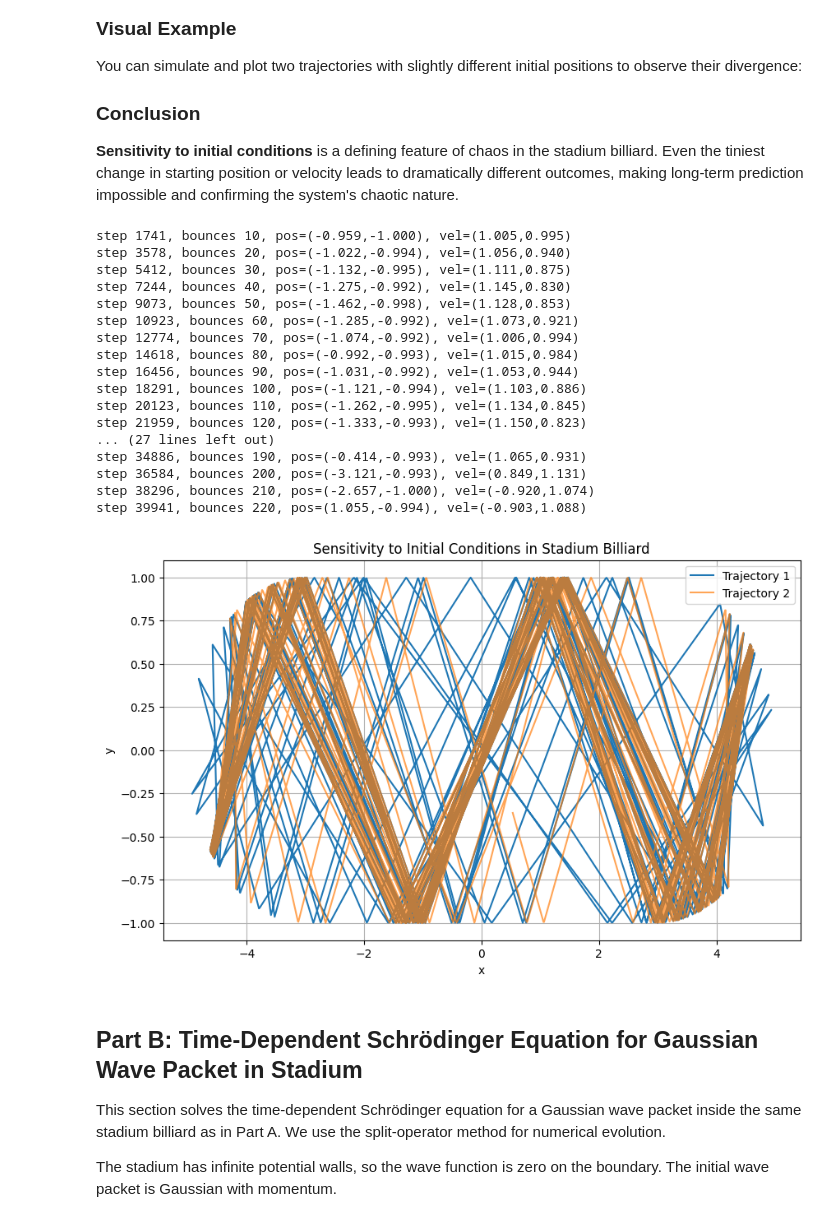
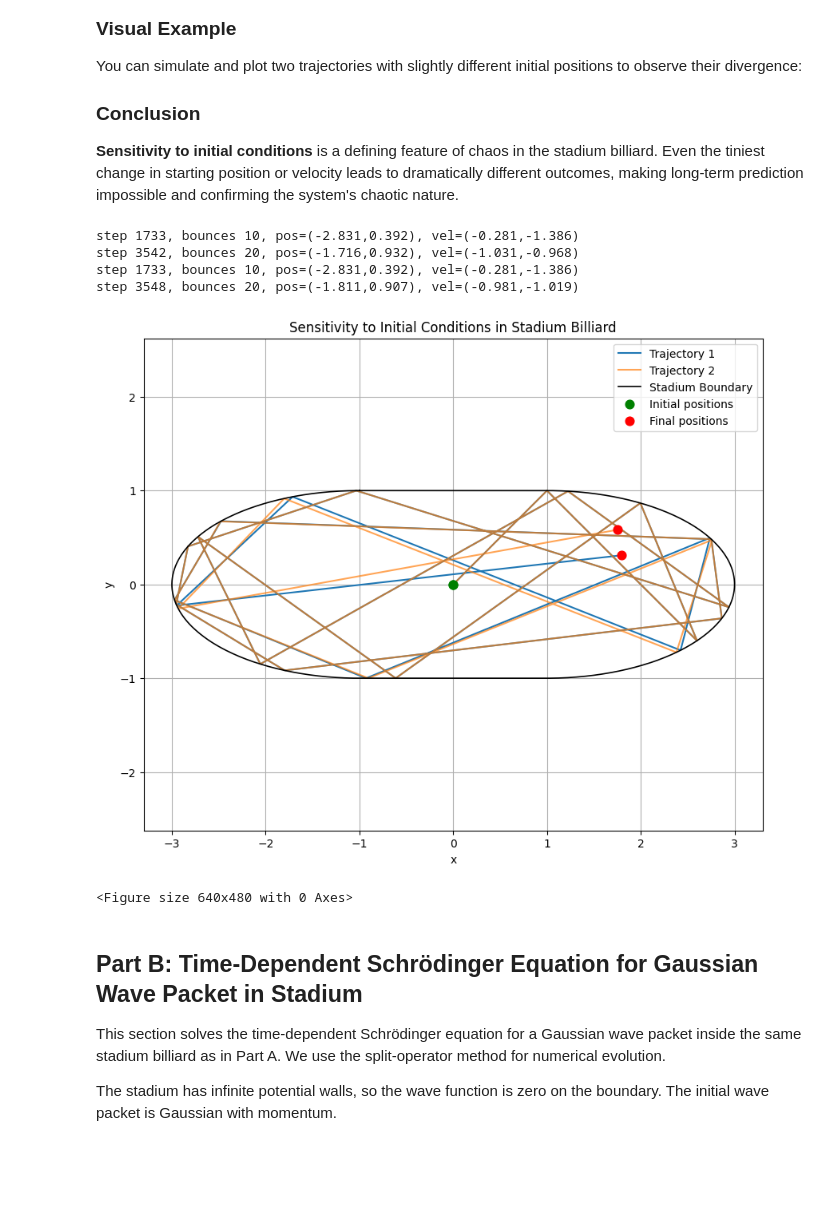
Before and after one commit to Shaukat-aziz/Quantum_Computing, a Jupyter notebook: qft_on_qc.ipynb, the cells around one changed output. Saved outputs shown, nothing was run; the diff lists cells and outputs as text; code cells hidden in the pictures; blank space fills up the shorter version.

```diff
--- a/qft_on_qc.ipynb
+++ b/qft_on_qc.ipynb
@@ -413,45 +413,37 @@ You can simulate and plot two trajectories with slightly different initial posit
 
 **Sensitivity to initial conditions** is a defining feature of chaos in the stadium billiard. Even the tiniest change in starting position or velocity leads to dramatically different outcomes, making long-term prediction impossible and confirming the system's chaotic nature.
 # %%
-X1, Y1, vx_final, vy_final, bounces, energy_records = simulate_trajectory(0.0, 0.0, 1, 1, dt=0.01, steps=40000)
-X2, Y2, vx_final, vy_final, bounces, energy_records = simulate_trajectory(0.0 + 1e-6, 0.0, 1, 1, dt=0.01, steps=40000)
-# Stadium boundary
-# Stadium boundary
+X1, Y1, vx_final, vy_final, bounces, energy_records = simulate_trajectory(0.0, 0.0, 1, 1, dt=0.01, steps=4000)
+X2, Y2, vx_final, vy_final, bounces, energy_records = simulate_trajectory(0.0 + 1e-6, 0.0, 1, 1, dt=0.01, steps=4000)
+
 Xt = np.linspace(-a, a, 200)
 Yt = np.full_like(Xt, b)
 Xb_right = a + rx * np.cos(np.linspace(np.pi/2, -np.pi/2, 200))
 Yb_right = ry * np.sin(np.linspace(np.pi/2, -np.pi/2, 200))
 Xb_full = np.concatenate([Xt, Xb_right, Xt[::-1], -Xb_right[::-1]])
 Yb_full = np.concatenate([Yt, Yb_right, -Yt, Yb_right[::-1]])
-ax.plot(Xb_full, Yb_full, 'k-', lw=1.2)
-plt.figure(figsize=(10,6))
+
+plt.figure(figsize=(10,8))
 plt.plot(X1, Y1, label='Trajectory 1')
 plt.plot(X2, Y2, label='Trajectory 2', alpha=0.7)
+plt.plot(Xb_full, Yb_full, 'k-', lw=1.2, label='Stadium Boundary')
+plt.scatter([X1[0], X2[0]], [Y1[0], Y2[0]], c='green', s=60, label='Initial positions', zorder=10)
+plt.scatter([X1[-1], X2[-1]], [Y1[-1], Y2[-1]], c='red', s=60, label='Final positions', zorder=10)
 plt.legend()
 plt.title('Sensitivity to Initial Conditions in Stadium Billiard')
 plt.xlabel('x')
 plt.ylabel('y')
 plt.grid(True)
+plt.axis('equal')
 plt.show()
+plt.savefig('sensitivity_to_initial_conditions.png', dpi=120)
 # %% [output]
-step 1741, bounces 10, pos=(-0.959,-1.000), vel=(1.005,0.995)
-step 3578, bounces 20, pos=(-1.022,-0.994), vel=(1.056,0.940)
-step 5412, bounces 30, pos=(-1.132,-0.995), vel=(1.111,0.875)
-step 7244, bounces 40, pos=(-1.275,-0.992), vel=(1.145,0.830)
-step 9073, bounces 50, pos=(-1.462,-0.998), vel=(1.128,0.853)
-step 10923, bounces 60, pos=(-1.285,-0.992), vel=(1.073,0.921)
-step 12774, bounces 70, pos=(-1.074,-0.992), vel=(1.006,0.994)
-step 14618, bounces 80, pos=(-0.992,-0.993), vel=(1.015,0.984)
-step 16456, bounces 90, pos=(-1.031,-0.992), vel=(1.053,0.944)
-step 18291, bounces 100, pos=(-1.121,-0.994), vel=(1.103,0.886)
-step 20123, bounces 110, pos=(-1.262,-0.995), vel=(1.134,0.845)
-step 21959, bounces 120, pos=(-1.333,-0.993), vel=(1.150,0.823)
-... (27 lines left out)
-step 34886, bounces 190, pos=(-0.414,-0.993), vel=(1.065,0.931)
-step 36584, bounces 200, pos=(-3.121,-0.993), vel=(0.849,1.131)
-step 38296, bounces 210, pos=(-2.657,-1.000), vel=(-0.920,1.074)
-step 39941, bounces 220, pos=(1.055,-0.994), vel=(-0.903,1.088)
+step 1733, bounces 10, pos=(-2.831,0.392), vel=(-0.281,-1.386)
+step 3542, bounces 20, pos=(-1.716,0.932), vel=(-1.031,-0.968)
+step 1733, bounces 10, pos=(-2.831,0.392), vel=(-0.281,-1.386)
+step 3548, bounces 20, pos=(-1.811,0.907), vel=(-0.981,-1.019)
-[figure, old version]
+[figure, new version]
+<Figure size 640x480 with 0 Axes>
 # %% [markdown]
 ## Part B: Time-Dependent Schrödinger Equation for Gaussian Wave Packet in Stadium
 
```
Also changed, not shown: parts of 3 cells of this notebook, 18 other files.
